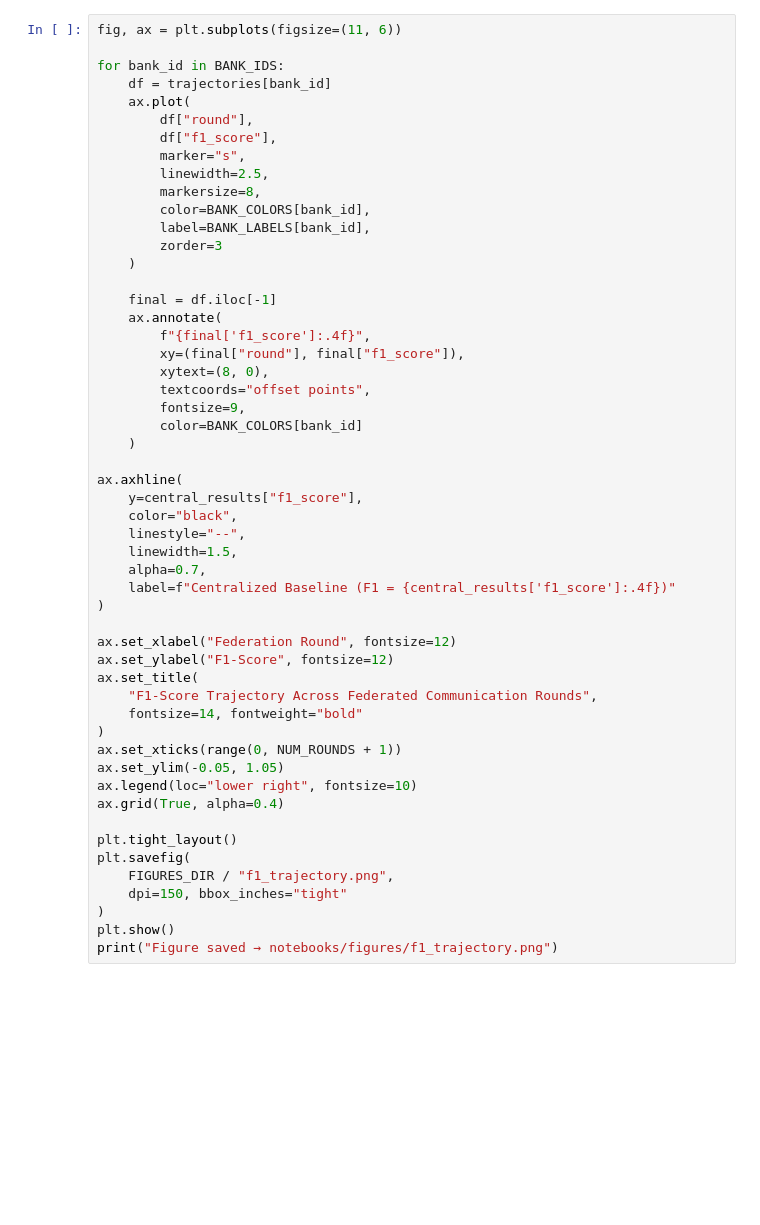
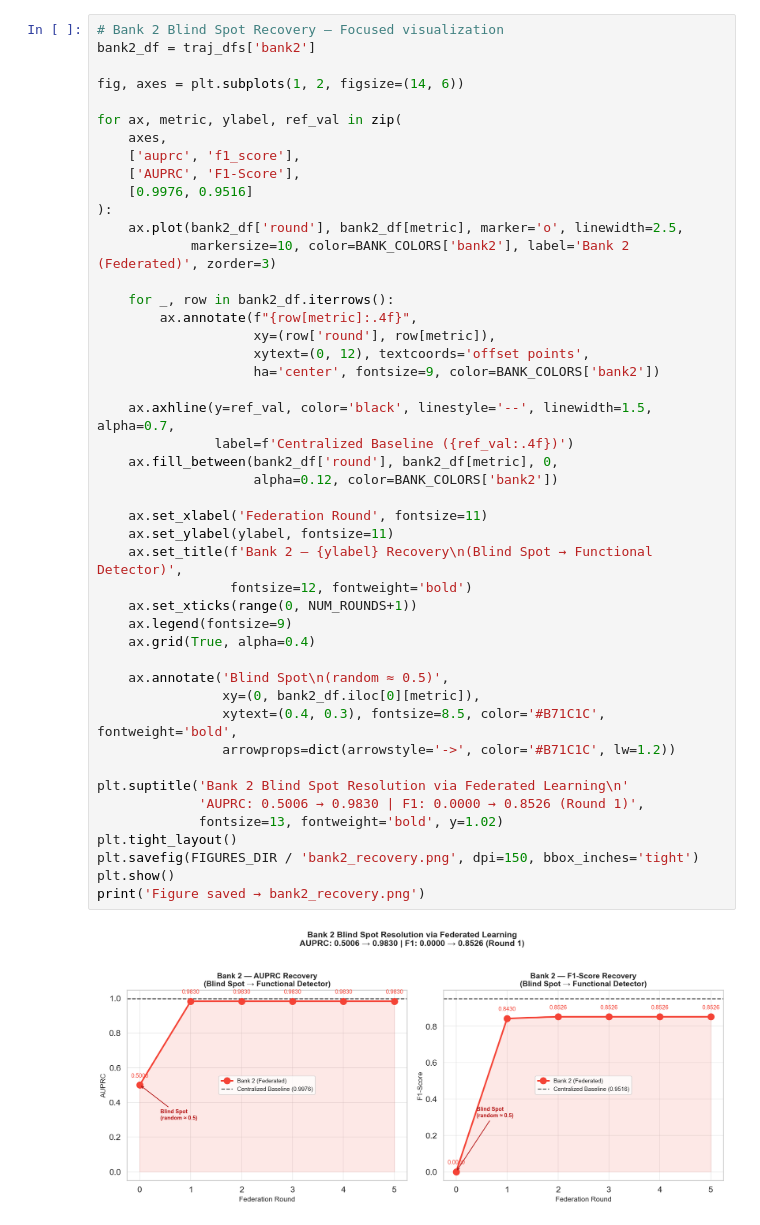
Before and after one commit to Darachhat/federated-fraud-detection, a Jupyter notebook: notebooks/03_federated_results_visualization.ipynb, the cells around one changed output. Saved outputs shown, nothing was run; the diff lists cells and outputs as text; blank space fills up the shorter version.

```diff
--- a/notebooks/03_federated_results_visualization.ipynb
+++ b/notebooks/03_federated_results_visualization.ipynb
@@ -150,53 +217,48 @@ print("Figure saved → notebooks/figures/auprc_trajectory.png")
 # %%
-fig, ax = plt.subplots(figsize=(11, 6))
+# Bank 2 Blind Spot Recovery — Focused visualization
+bank2_df = traj_dfs['bank2']
 
-for bank_id in BANK_IDS:
-    df = trajectories[bank_id]
-    ax.plot(
-        df["round"],
-        df["f1_score"],
-        marker="s",
-        linewidth=2.5,
-        markersize=8,
-        color=BANK_COLORS[bank_id],
-        label=BANK_LABELS[bank_id],
-        zorder=3
-    )
+fig, axes = plt.subplots(1, 2, figsize=(14, 6))
 
-    final = df.iloc[-1]
-    ax.annotate(
-        f"{final['f1_score']:.4f}",
-        xy=(final["round"], final["f1_score"]),
-        xytext=(8, 0),
-        textcoords="offset points",
-        fontsize=9,
-        color=BANK_COLORS[bank_id]
-    )
+for ax, metric, ylabel, ref_val in zip(
+    axes,
+    ['auprc', 'f1_score'],
+    ['AUPRC', 'F1-Score'],
+    [0.9976, 0.9516]
+):
+    ax.plot(bank2_df['round'], bank2_df[metric], marker='o', linewidth=2.5,
+            markersize=10, color=BANK_COLORS['bank2'], label='Bank 2 (Federated)', zorder=3)
 
-ax.axhline(
-    y=central_results["f1_score"],
-    color="black",
-    linestyle="--",
-    linewidth=1.5,
-    alpha=0.7,
-    label=f"Centralized Baseline (F1 = {central_results['f1_score']:.4f})"
-)
+    for _, row in bank2_df.iterrows():
+        ax.annotate(f"{row[metric]:.4f}",
+                    xy=(row['round'], row[metric]),
+                    xytext=(0, 12), textcoords='offset points',
+                    ha='center', fontsize=9, color=BANK_COLORS['bank2'])
 
-ax.set_xlabel("Federation Round", fontsize=12)
-ax.set_ylabel("F1-Score", fontsize=12)
-ax.set_title(
-    "F1-Score Trajectory Across Federated Communication Rounds",
-    fontsize=14, fontweight="bold"
-)
-ax.set_xticks(range(0, NUM_ROUNDS + 1))
-ax.set_ylim(-0.05, 1.05)
-ax.legend(loc="lower right", fontsize=10)
-ax.grid(True, alpha=0.4)
+    ax.axhline(y=ref_val, color='black', linestyle='--', linewidth=1.5, alpha=0.7,
+               label=f'Centralized Baseline ({ref_val:.4f})')
+    ax.fill_between(bank2_df['round'], bank2_df[metric], 0,
+                    alpha=0.12, color=BANK_COLORS['bank2'])
 
+    ax.set_xlabel('Federation Round', fontsize=11)
+    ax.set_ylabel(ylabel, fontsize=11)
+    ax.set_title(f'Bank 2 — {ylabel} Recovery\n(Blind Spot → Functional Detector)',
+                 fontsize=12, fontweight='bold')
+    ax.set_xticks(range(0, NUM_ROUNDS+1))
+    ax.legend(fontsize=9)
+    ax.grid(True, alpha=0.4)
+
+    ax.annotate('Blind Spot\n(random ≈ 0.5)',
+                xy=(0, bank2_df.iloc[0][metric]),
+                xytext=(0.4, 0.3), fontsize=8.5, color='#B71C1C', fontweight='bold',
+                arrowprops=dict(arrowstyle='->', color='#B71C1C', lw=1.2))
+
+plt.suptitle('Bank 2 Blind Spot Resolution via Federated Learning\n'
+             'AUPRC: 0.5006 → 0.9830 | F1: 0.0000 → 0.8526 (Round 1)',
+             fontsize=13, fontweight='bold', y=1.02)
 plt.tight_layout()
-plt.savefig(
-    FIGURES_DIR / "f1_trajectory.png",
-    dpi=150, bbox_inches="tight"
-)
+plt.savefig(FIGURES_DIR / 'bank2_recovery.png', dpi=150, bbox_inches='tight')
 plt.show()
-print("Figure saved → notebooks/figures/f1_trajectory.png")
+print('Figure saved → bank2_recovery.png')
+# %% [output]
+[figure, added]
```
Also changed, not shown: parts of 24 cells of this notebook, 40 other files.
